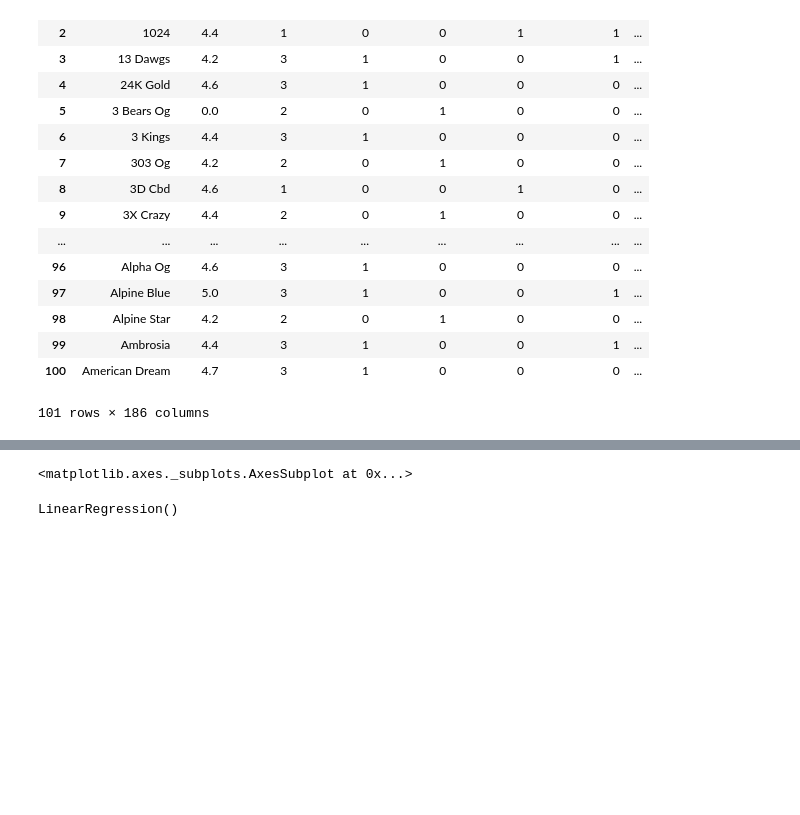
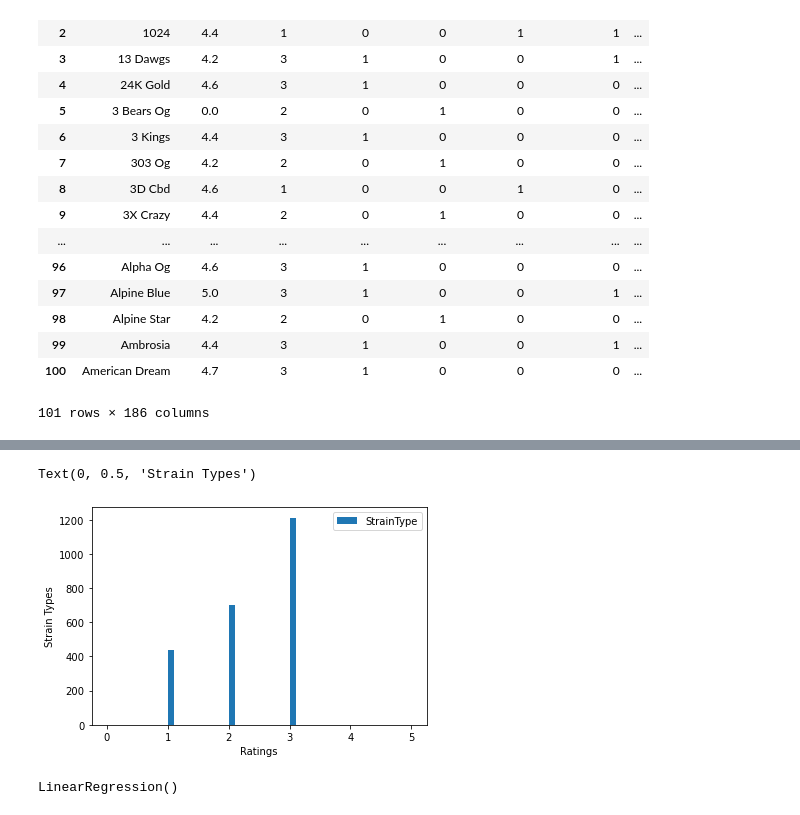
Before and after one commit to tiaortega/Final-Project-Group-4, a Jupyter notebook: Solved/Preprocessing.ipynb, the cells around one changed output, grey strips where cells are left out. Saved outputs shown, nothing was run; the diff lists cells and outputs as text; code cells hidden in the pictures; blank space fills up the shorter version.

```diff
--- a/Solved/Preprocessing.ipynb
+++ b/Solved/Preprocessing.ipynb
@@ -109,8 +126,11 @@ data_plot.plot()
 # %%
 # data.plot(kind = "hist",y = "Rating",bins = 50,range= (0,50),normed = True)
-data.plot(kind = "hist",y = "StrainType",bins = 5,range= (0,5))
+cani.plot(kind = "hist",y = "StrainType",bins = 50,range= (0,5))
+plt.xlabel("Ratings")
+plt.ylabel("Strain Types")
 # %% [output]
-<matplotlib.axes._subplots.AxesSubplot at 0x...>
+Text(0, 0.5, 'Strain Types')
+[figure, added]
 # %%
 # f,ax = plt.subplots(figsize=(20, 10))
 # # # sns.heatmap(data, annot=True, linewidths=0.5,linecolor="red", fmt= '.1f',ax=ax)
```
Also changed, not shown: parts of 4 cells of this notebook, 19 other files.
